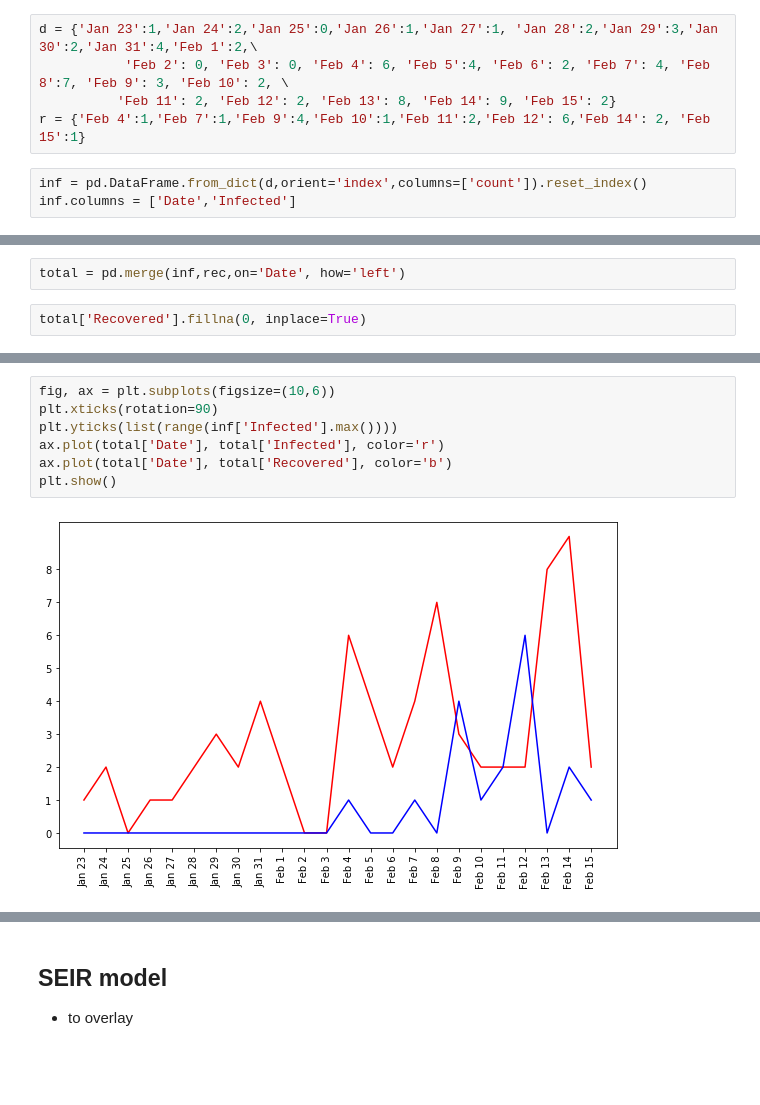
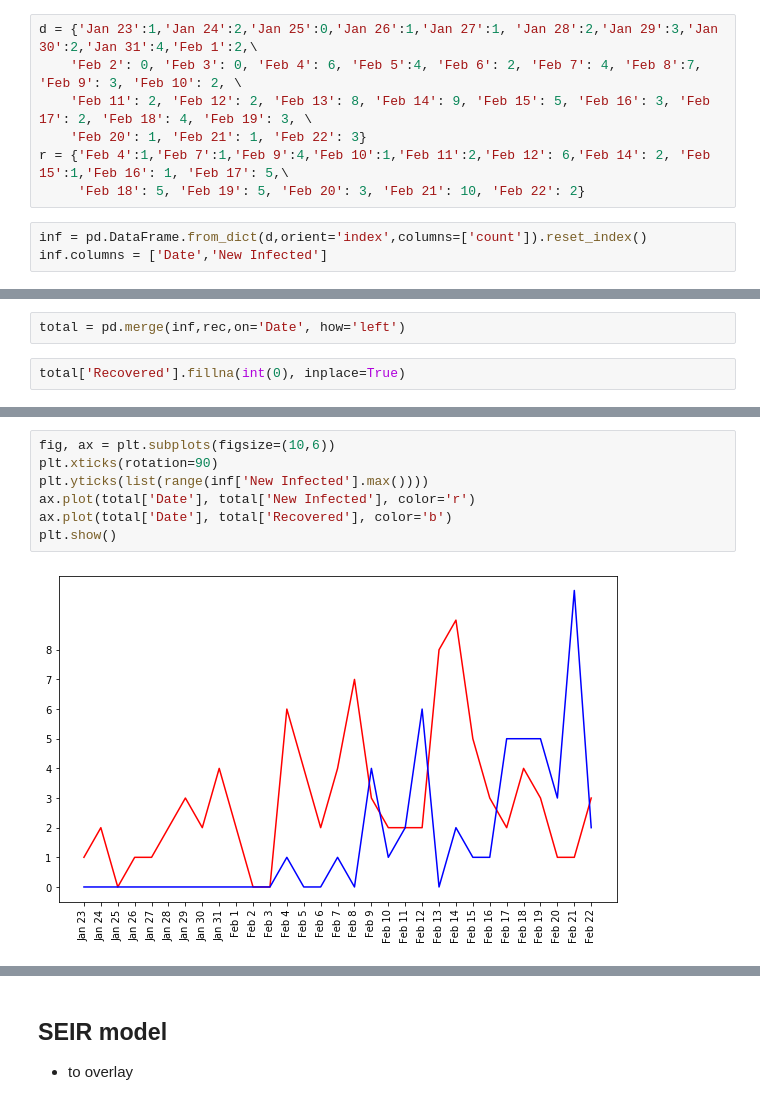
Before and after one commit to leebond/sgwuhan-network, a Jupyter notebook: covid19-simulation-sg.ipynb, the cells around one changed output, grey strips where cells are left out. Drawn from its saved outputs; the diff is of its cells as text; blank space fills up the shorter version.

```diff
--- a/covid19-simulation-sg.ipynb
+++ b/covid19-simulation-sg.ipynb
@@ -15,16 +15,18 @@ CPU times: user 194 ms, sys: 65.1 ms, total: 259 ms
 Wall time: 11.4 s
 # %%
 d = {'Jan 23':1,'Jan 24':2,'Jan 25':0,'Jan 26':1,'Jan 27':1, 'Jan 28':2,'Jan 29':3,'Jan 30':2,'Jan 31':4,'Feb 1':2,\
-           'Feb 2': 0, 'Feb 3': 0, 'Feb 4': 6, 'Feb 5':4, 'Feb 6': 2, 'Feb 7': 4, 'Feb 8':7, 'Feb 9': 3, 'Feb 10': 2, \
-          'Feb 11': 2, 'Feb 12': 2, 'Feb 13': 8, 'Feb 14': 9, 'Feb 15': 2}
-r = {'Feb 4':1,'Feb 7':1,'Feb 9':4,'Feb 10':1,'Feb 11':2,'Feb 12': 6,'Feb 14': 2, 'Feb 15':1}
+    'Feb 2': 0, 'Feb 3': 0, 'Feb 4': 6, 'Feb 5':4, 'Feb 6': 2, 'Feb 7': 4, 'Feb 8':7, 'Feb 9': 3, 'Feb 10': 2, \
+    'Feb 11': 2, 'Feb 12': 2, 'Feb 13': 8, 'Feb 14': 9, 'Feb 15': 5, 'Feb 16': 3, 'Feb 17': 2, 'Feb 18': 4, 'Feb 19': 3, \
+    'Feb 20': 1, 'Feb 21': 1, 'Feb 22': 3}
+r = {'Feb 4':1,'Feb 7':1,'Feb 9':4,'Feb 10':1,'Feb 11':2,'Feb 12': 6,'Feb 14': 2, 'Feb 15':1,'Feb 16': 1, 'Feb 17': 5,\
+     'Feb 18': 5, 'Feb 19': 5, 'Feb 20': 3, 'Feb 21': 10, 'Feb 22': 2}
 # %%
 inf = pd.DataFrame.from_dict(d,orient='index',columns=['count']).reset_index()
-inf.columns = ['Date','Infected']
+inf.columns = ['Date','New Infected']
 # %%
 rec = pd.DataFrame.from_dict(r,orient='index',columns=['count']).reset_index()
 rec.columns = ['Date','Recovered']
 # %%
 total = pd.merge(inf,rec,on='Date', how='left')
 # %%
-total['Recovered'].fillna(0, inplace=True)
+total['Recovered'].fillna(int(0), inplace=True)
@@ -31,9 +53,9 @@ total['Recovered'].fillna(0, inplace=True)
 # %%
 fig, ax = plt.subplots(figsize=(10,6))
 plt.xticks(rotation=90)
-plt.yticks(list(range(inf['Infected'].max())))
-ax.plot(total['Date'], total['Infected'], color='r')
+plt.yticks(list(range(inf['New Infected'].max())))
+ax.plot(total['Date'], total['New Infected'], color='r')
 ax.plot(total['Date'], total['Recovered'], color='b')
 plt.show()
 # %% [output]
-[figure, old version]
+[figure, new version]
```
Also changed, not shown: parts of 5 cells of this notebook, 1 other file.
